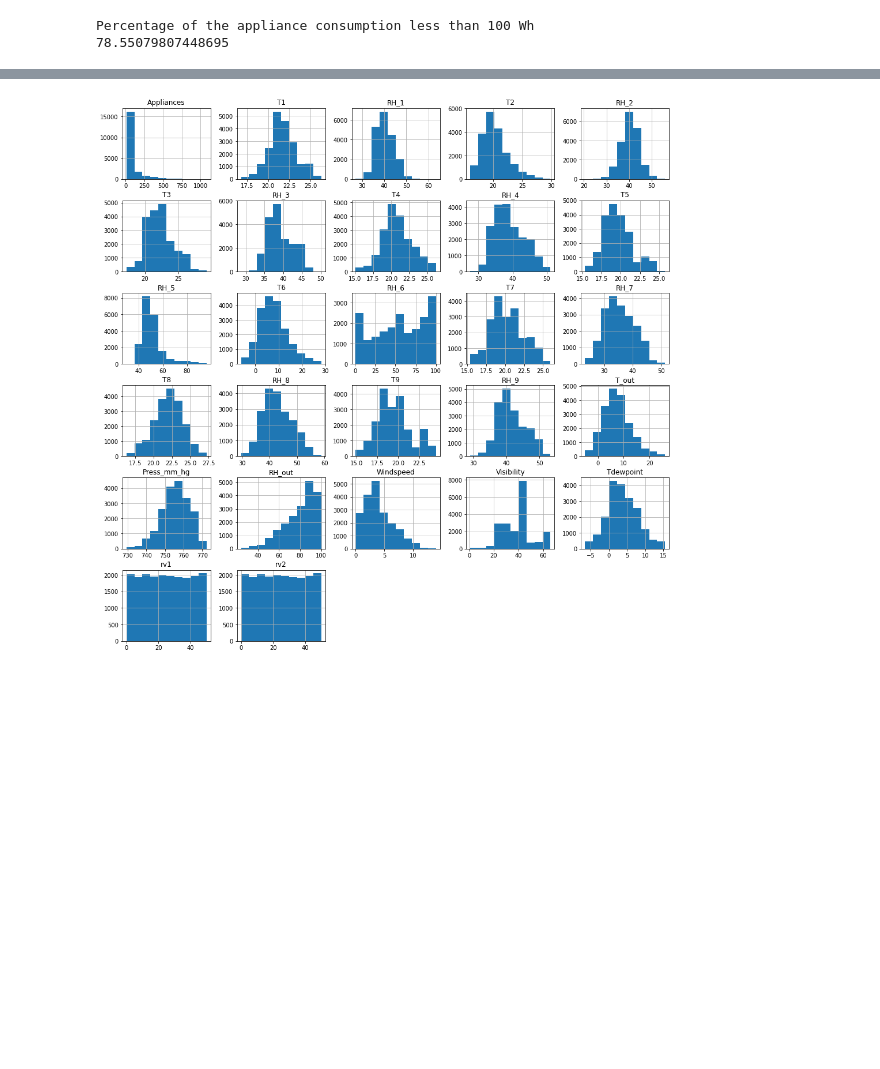
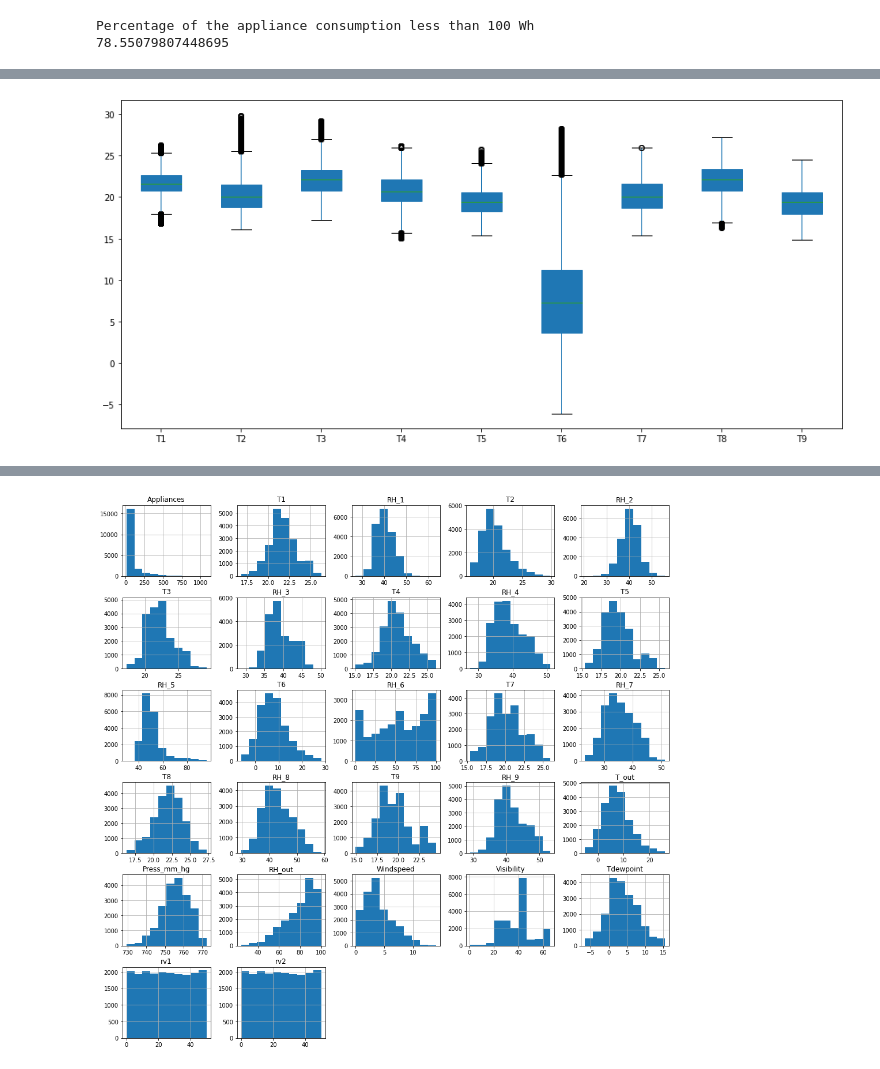
Before and after one commit to meetdelvadiya/Appliance-Energy-Prediction, a Jupyter notebook: Appliance_Energy_Prediction_Project_Meet_Delvadiya.ipynb, the cells around one changed output, grey strips where cells are left out. Cells and saved outputs as stored; diff of their text form; code cells hidden in the pictures; blank space fills up the shorter version.

```diff
--- a/Appliance_Energy_Prediction_Project_Meet_Delvadiya.ipynb
+++ b/Appliance_Energy_Prediction_Project_Meet_Delvadiya.ipynb
@@ -201,0 +223,6 @@ dataset.plot.box(figsize=(25, 15))
+# %%
+df = pd.DataFrame(data = dataset, columns = ["T1","T2","T3","T4","T5","T6","T7","T8","T9"])
+df.plot(kind='box',patch_artist=True,figsize=(15,7))
+plt.show()
+# %% [output]
+[figure, added]
```
Also changed, not shown: parts of 25 cells of this notebook.
